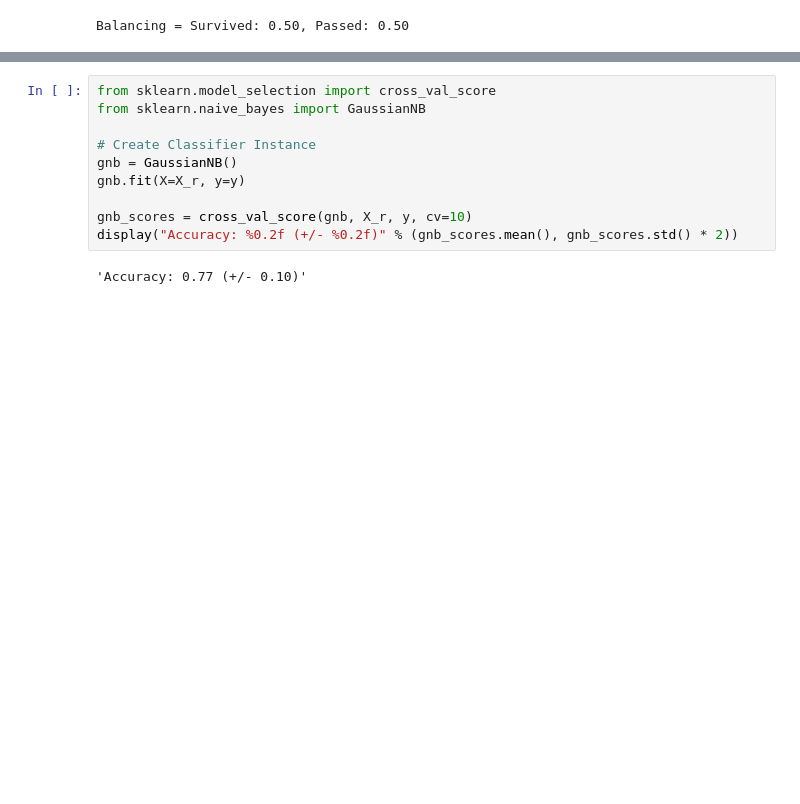
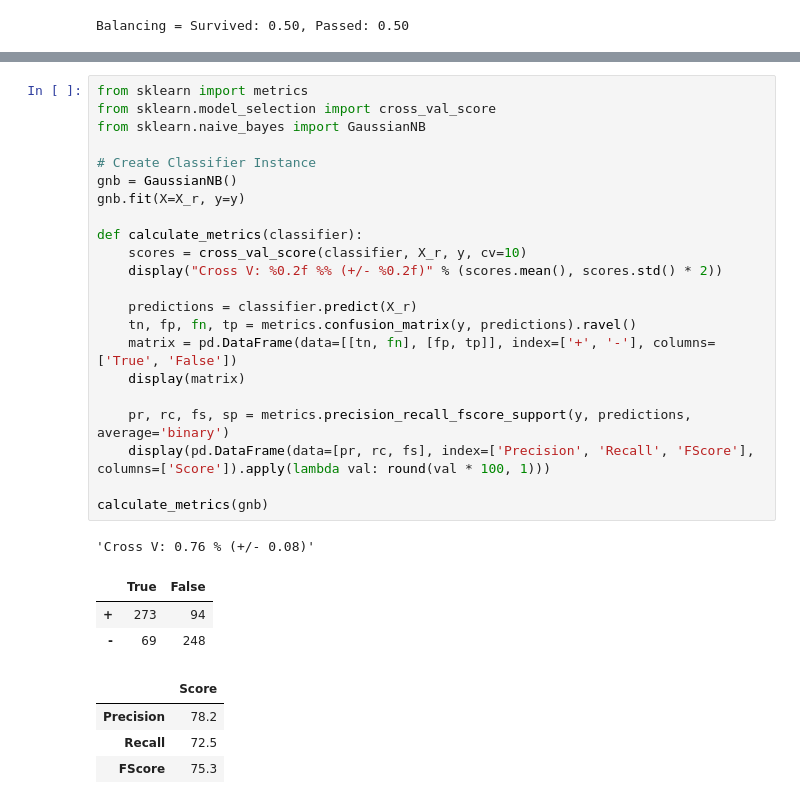
Before and after one commit to shingtoli/kaggle-start-titanic, a Jupyter notebook: titanic.ipynb, the cells around one changed output, grey strips where cells are left out. Drawn from its saved outputs; the diff is of its cells as text; blank space fills up the shorter version.

```diff
--- a/titanic.ipynb
+++ b/titanic.ipynb
@@ -163,15 +168,34 @@ array(['Fare', 'Sex', 'Pclass', 'Age'], dtype=object)
 # %%
+from sklearn import metrics
 from sklearn.model_selection import cross_val_score
 from sklearn.naive_bayes import GaussianNB
 
 # Create Classifier Instance
 gnb = GaussianNB()
 gnb.fit(X=X_r, y=y)
 
-gnb_scores = cross_val_score(gnb, X_r, y, cv=10)
-display("Accuracy: %0.2f (+/- %0.2f)" % (gnb_scores.mean(), gnb_scores.std() * 2))
+def calculate_metrics(classifier):
+    scores = cross_val_score(classifier, X_r, y, cv=10)
+    display("Cross V: %0.2f %% (+/- %0.2f)" % (scores.mean(), scores.std() * 2))
+
+    predictions = classifier.predict(X_r)
+    tn, fp, fn, tp = metrics.confusion_matrix(y, predictions).ravel()
+    matrix = pd.DataFrame(data=[[tn, fn], [fp, tp]], index=['+', '-'], columns=['True', 'False'])
+    display(matrix)
+
+    pr, rc, fs, sp = metrics.precision_recall_fscore_support(y, predictions, average='binary')
+    display(pd.DataFrame(data=[pr, rc, fs], index=['Precision', 'Recall', 'FScore'], columns=['Score']).apply(lambda val: round(val * 100, 1)))
+
+calculate_metrics(gnb)
 # %% [output]
-'Accuracy: 0.77 (+/- 0.10)'
+'Cross V: 0.76 % (+/- 0.08)'
+|  | True | False |
+| + | 273 | 94 |
+| - | 69 | 248 |
+|  | Score |
+| Precision | 78.2 |
+| Recall | 72.5 |
+| FScore | 75.3 |
 # %%
 from IPython.display import SVG
 from sklearn import tree
```
Also changed, not shown: parts of 10 cells of this notebook.
